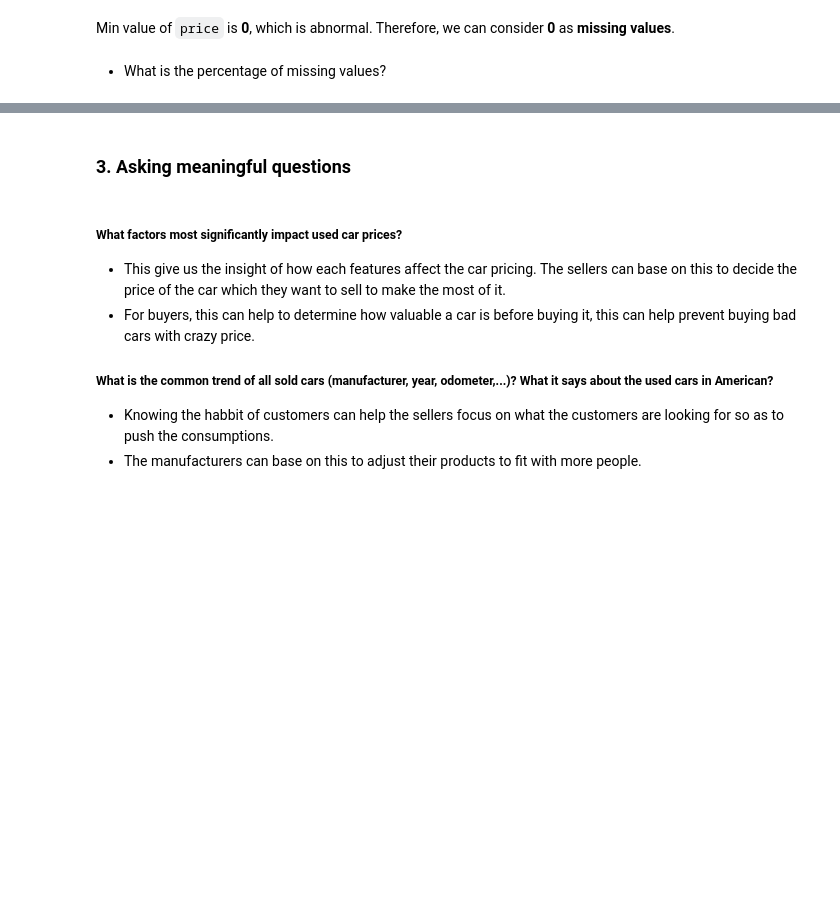
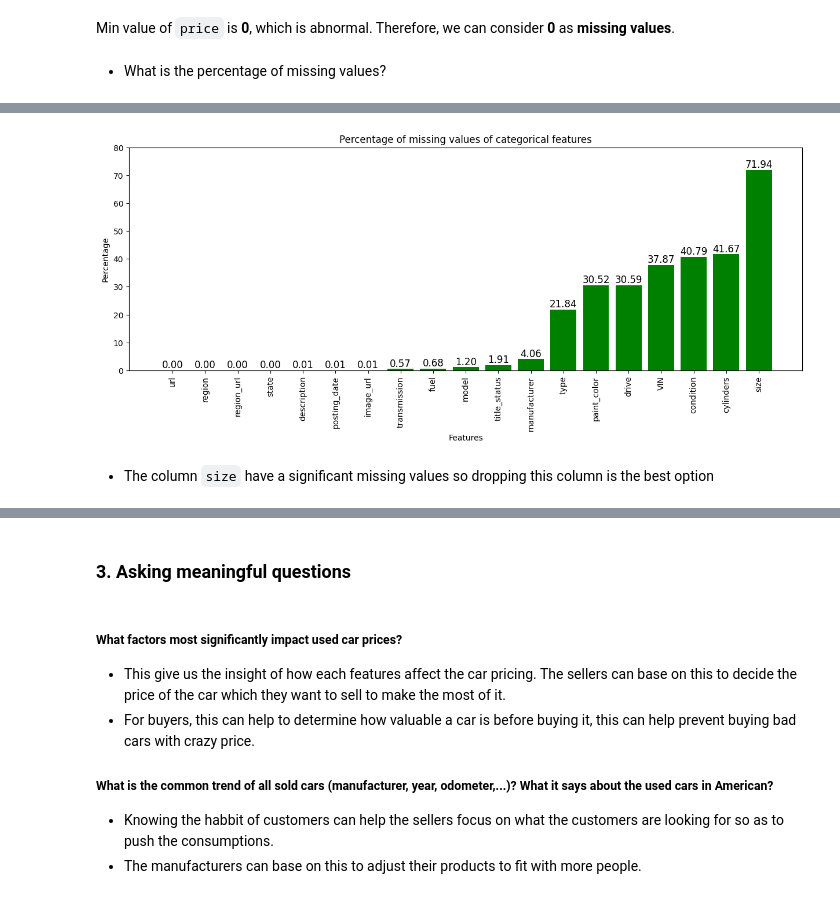
Before and after one commit to Chien-VuMinh/Used-Cars, a Jupyter notebook: Used Cars.ipynb, the cells around one changed output, grey strips where cells are left out. Drawn from its saved outputs; the diff is of its cells as text; code cells hidden in the pictures; blank space fills up the shorter version.

```diff
--- a/Used Cars.ipynb
+++ b/Used Cars.ipynb
@@ -176,0 +183,28 @@ plt.title('Percentage of missing values of numerical features');
+# %%
+# get all object columns
+object_features = df.select_dtypes('object').columns
+
+# get the percentage of missing values
+object_features_values = df[object_features].isna().sum()/rows * 100
+
+# sort values in ascending order
+object_features_values = object_features_values.sort_values(ascending=True)
+
+# visualize the missing value with a bar chart
+plt.figure(figsize=(15, 5))
+bars = plt.bar(object_features_values.index, object_features_values.values, color='green')
+
+# add notation to bar chart
+for bar in bars:
+    plt.text(bar.get_x() + bar.get_width() / 2, bar.get_height(),
+             f'{bar.get_height():.2f}', ha='center', va='bottom', fontsize=12)
+
+plt.ylim((0, 80))
+plt.xticks(rotation=90)
+plt.xlabel('Features')
+plt.ylabel('Percentage')
+plt.title('Percentage of missing values of categorical features');
+# %% [output]
+[figure, added]
+# %% [markdown]
+- The column `size` have a significant missing values so dropping this column is the best option
```
Also changed, not shown: parts of 13 cells of this notebook.
